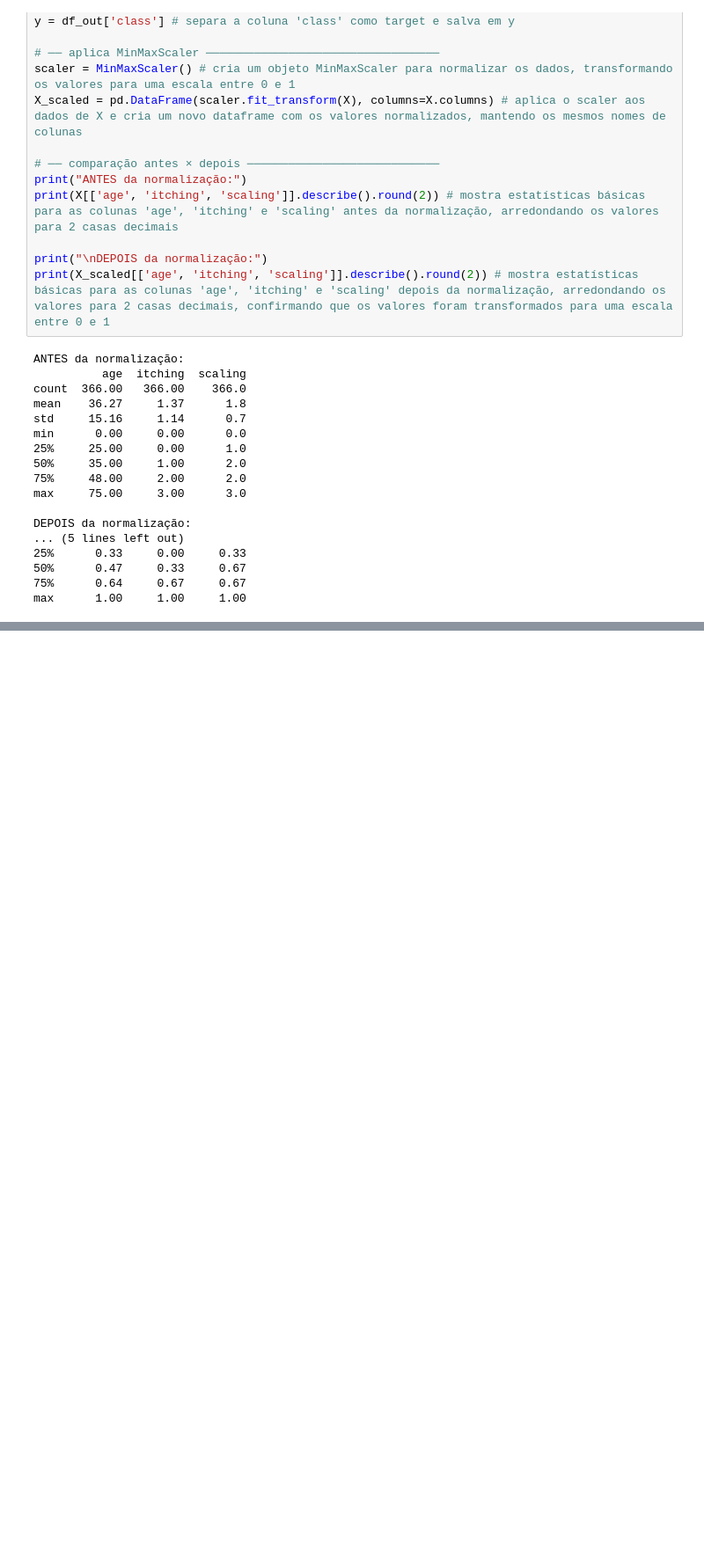
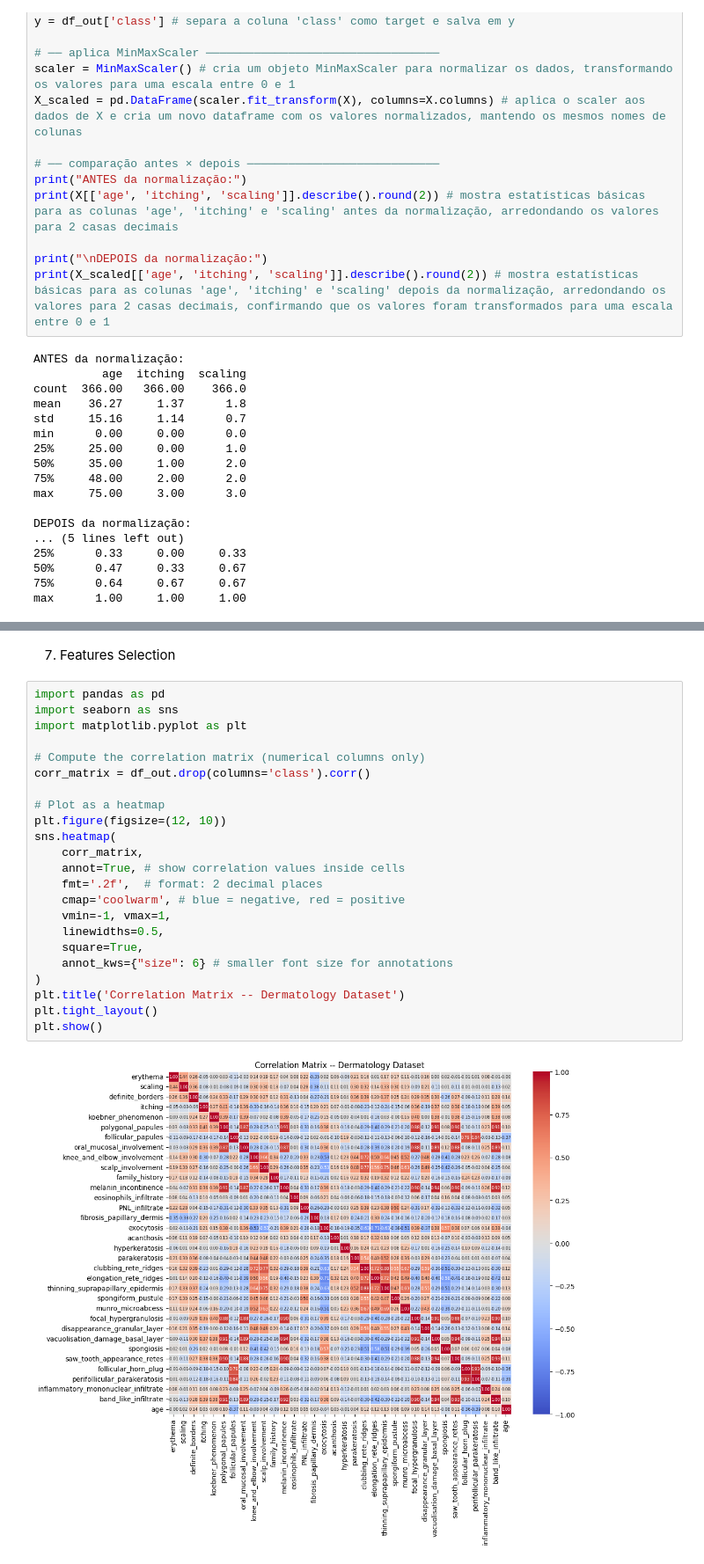
Before and after one commit to rayssacoelho/learning_ai, a Jupyter notebook: projeto_avaliacao/projeto.ipynb, the cells around one changed output, grey strips where cells are left out. Shown at 88% size. Cells and saved outputs as stored; diff of their text form; blank space fills up the shorter version.

Commit message:
Realizando da Feature Selection utilizando Correlação, MI, Random Forest Realizando a Feature Selection utilizando Correlação, MI e Random Forest

```diff
--- a/projeto_avaliacao/projeto.ipynb
+++ b/projeto_avaliacao/projeto.ipynb
@@ -356,3 +357,30 @@ wandb.finish() # finaliza o run atual no W&B
 print("Scaled data artifact saved to W&B.")
 # %% [output]
 OSError: [WinError 4551] Uma política de Controle de Aplicativo bloqueou este arquivo
+# %% [markdown]
+7. Features Selection
+# %%
+import pandas as pd
+import seaborn as sns
+import matplotlib.pyplot as plt
+
+# Compute the correlation matrix (numerical columns only)
+corr_matrix = df_out.drop(columns='class').corr()
+
+# Plot as a heatmap
+plt.figure(figsize=(12, 10))
+sns.heatmap(
+    corr_matrix,
+    annot=True, # show correlation values inside cells
+    fmt='.2f',  # format: 2 decimal places
+    cmap='coolwarm', # blue = negative, red = positive
+    vmin=-1, vmax=1,
+    linewidths=0.5,
+    square=True,
+    annot_kws={"size": 6} # smaller font size for annotations
+)
+plt.title('Correlation Matrix -- Dermatology Dataset')
+plt.tight_layout()
+plt.show()
+# %% [output]
+[figure, added]
```
Also changed, not shown: parts of 7 cells of this notebook.
